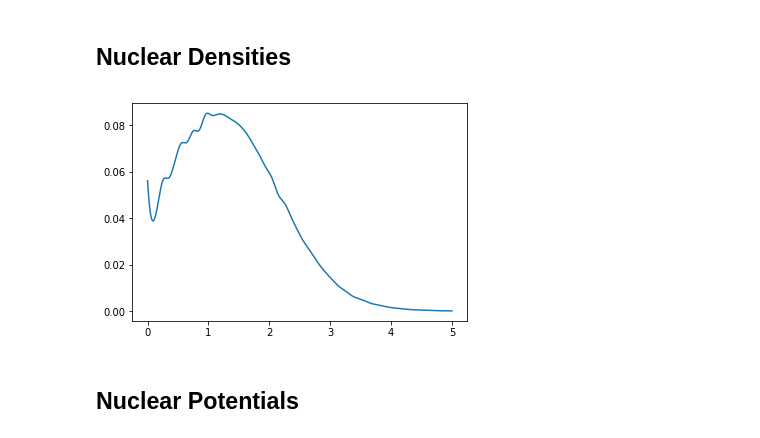
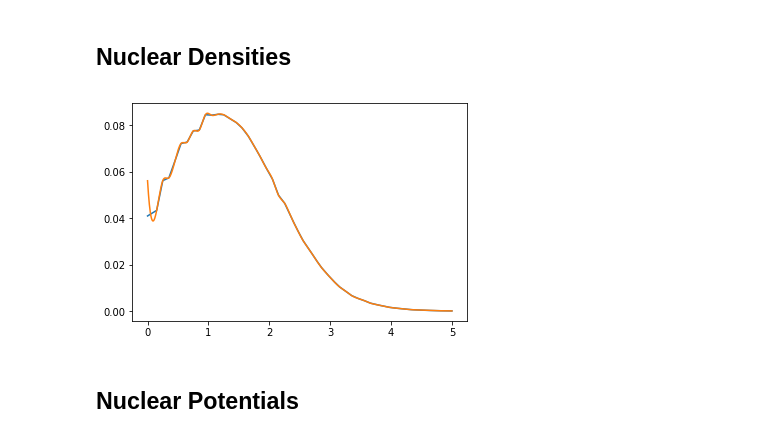
Before and after one commit to AchillesGen/Achilles, a Jupyter notebook: cascade/CascadeTesting.ipynb, the cells around one changed output. Drawn from its saved outputs; the diff is of its cells as text; code cells hidden in the pictures.

```diff
--- a/cascade/CascadeTesting.ipynb
+++ b/cascade/CascadeTesting.ipynb
@@ -44,14 +45,20 @@ import matplotlib.pyplot as plt
 ## Nuclear Densities
 # %%
 c12Density_db = pd.read_csv('../densities/c12.density',header=10,sep='\s+',names=['r','rho','error'])
-c12Density = interpolate.InterpolatedUnivariateSpline(c12Density_db['r'].values,c12Density_db['rho'])
+c12Density = interpolate.InterpolatedUnivariateSpline(c12Density_db['r'].values,c12Density_db['rho'],k=1)
 # %%
 r = np.linspace(0.,5,1000)
 rho = c12Density(r)
+
+density_smooth = savgol_filter(c12Density_db['r'].values, 3, 1) # window size 7, polynomial order 3
+c12Density_smooth = interpolate.InterpolatedUnivariateSpline(density_smooth,c12Density_db['rho'])
+rho_smooth = c12Density_smooth(r)
+
 plt.plot(r,rho)
+plt.plot(r,rho_smooth)
 plt.show()
 # %% [output]
-[figure, old version]
+[figure, new version]
 # %% [markdown]
 ## Nuclear Potentials
 # %%
```
Also changed, not shown: parts of 21 cells of this notebook, 2 other files.
